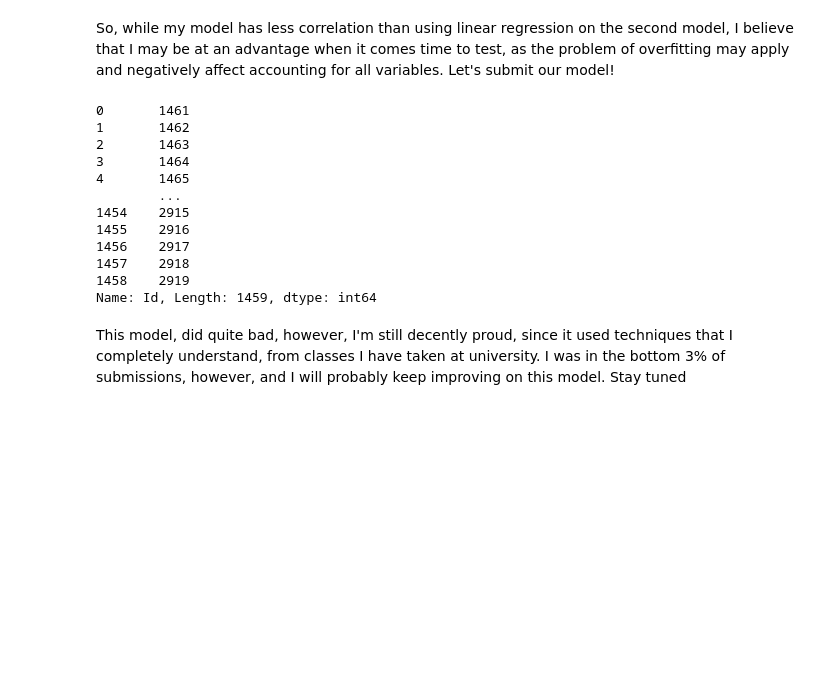
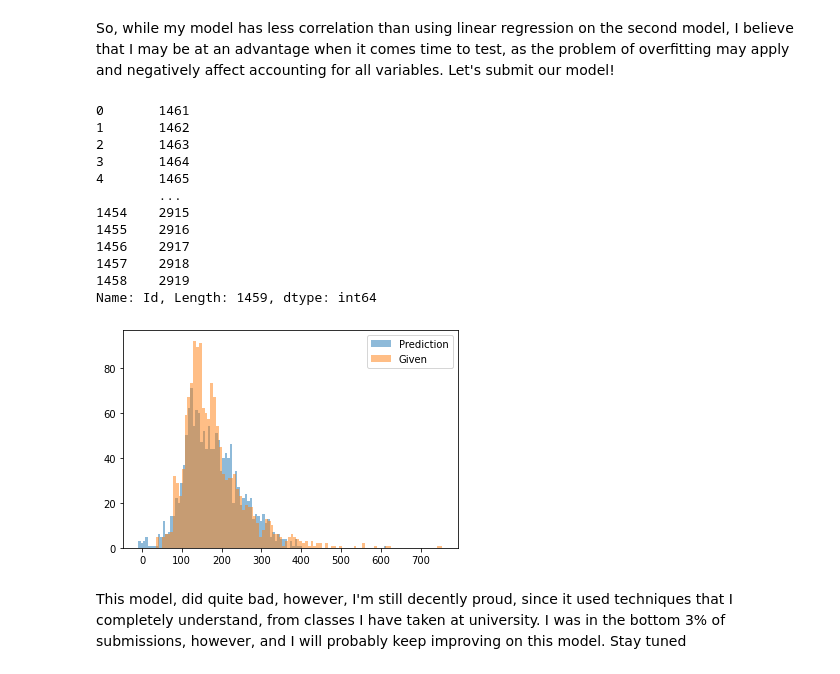
Before and after one commit to Wsoren1/housing_prices_kaggle, a Jupyter notebook: Submission.ipynb, the cells around one changed output. Cells and saved outputs as stored; diff of their text form; code cells hidden in the pictures; blank space fills up the shorter version.

```diff
--- a/Submission.ipynb
+++ b/Submission.ipynb
@@ -245,28 +252,33 @@ So, while my model has less correlation than using linear regression on the seco
 # %%
 test_dataset = pd.read_csv('data/test.csv')
 ids = test_dataset['Id']
 print(ids)
 test_dataset = test_dataset[meaningful_metrics]
 for column in test_dataset:
     for index, value in enumerate(test_dataset[column]):
         if np.isnan(value):
             test_dataset[column][index] = 0
 
 pred = pd.Series(first_regr.predict(test_dataset))
+plt.hist([price/1000 for price in pred], bins=100, alpha=0.5, label='Prediction')
+plt.hist([price/1000 for price in train_dataset['SalePrice']], bins=100, alpha=0.5, label='Given')
+plt.legend()
+plt.show()
 
 pd.DataFrame({"Id": ids, "SalePrice":pred}).to_csv('prediction_submission.csv', index=False)
 # %% [output]
 0       1461
 1       1462
 2       1463
 3       1464
 4       1465
         ...
 1454    2915
 1455    2916
 1456    2917
 1457    2918
 1458    2919
 Name: Id, Length: 1459, dtype: int64
+[figure, added]
 # %% [markdown]
 This model, did quite bad, however, I'm still decently proud, since it used techniques that I completely understand, from classes I have taken at university.  I was in the bottom 3% of submissions, however, and I will probably keep improving on this model.  Stay tuned
```
Also changed, not shown: parts of 1 cell of this notebook, 2 other files.
